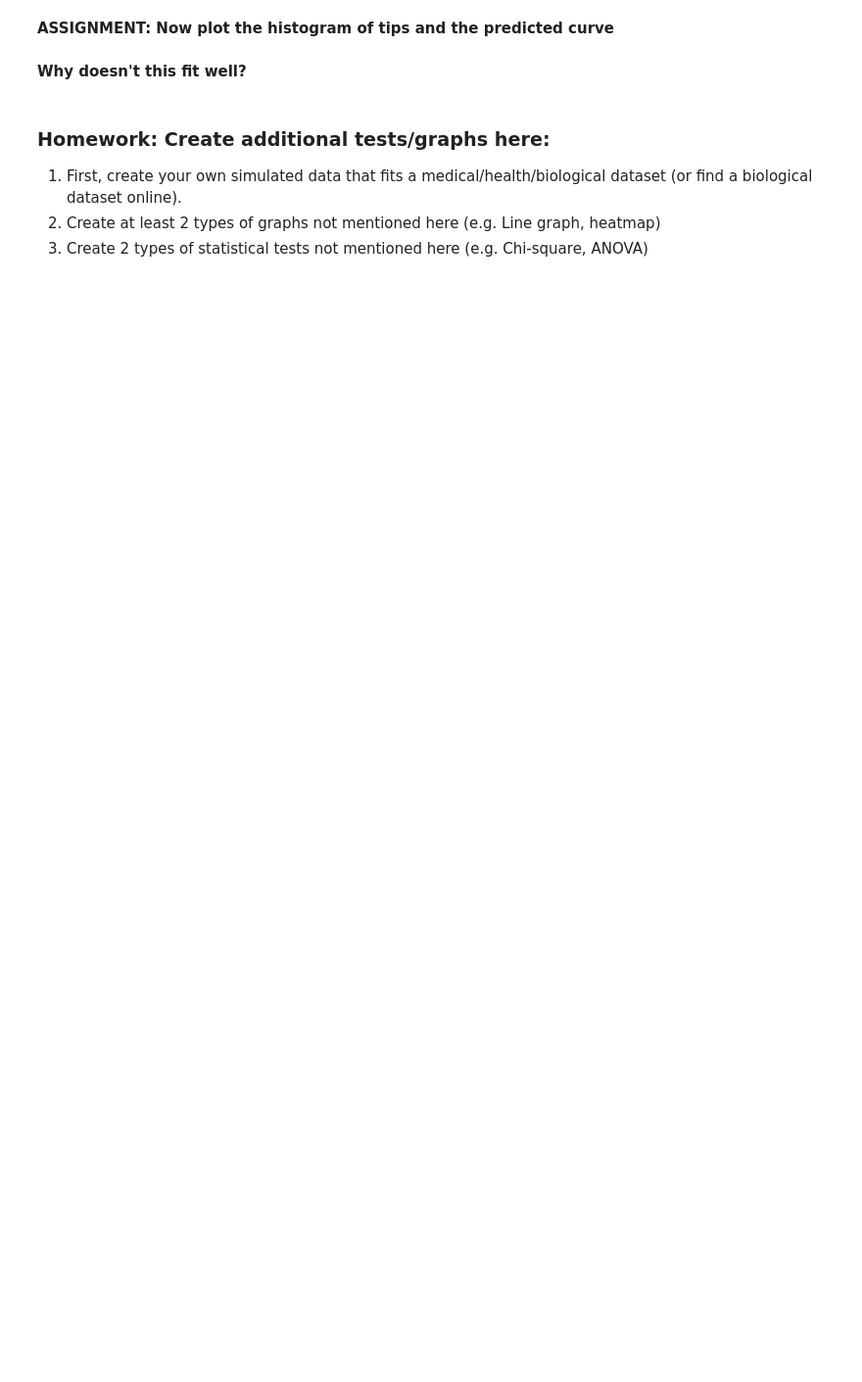
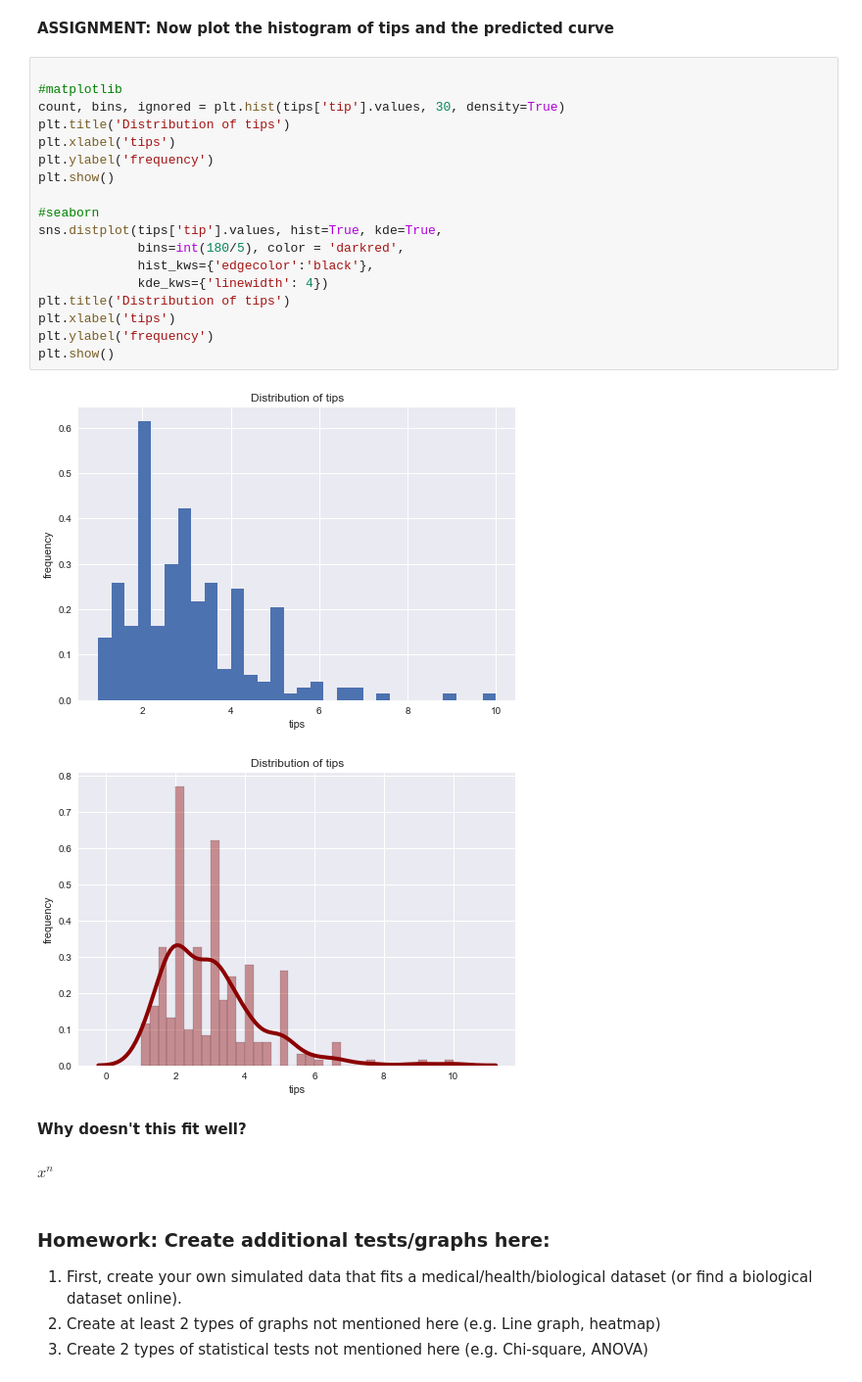
Before and after one commit to erlaidaodao/graphing, a Jupyter notebook: Graphs_Week3.ipynb, the cells around one changed output. Shown at 98% size. Saved outputs shown, nothing was run; the diff lists cells and outputs as text; blank space fills up the shorter version.

```diff
--- a/Graphs_Week3.ipynb
+++ b/Graphs_Week3.ipynb
@@ -264,7 +321,30 @@ The predicted std dev is: 8.884150577771132
 # %% [markdown]
 **ASSIGNMENT: Now plot the histogram of tips and the predicted curve**
+# %%
+
+#matplotlib
+count, bins, ignored = plt.hist(tips['tip'].values, 30, density=True)
+plt.title('Distribution of tips')
+plt.xlabel('tips')
+plt.ylabel('frequency')
+plt.show()
+
+#seaborn
+sns.distplot(tips['tip'].values, hist=True, kde=True,
+             bins=int(180/5), color = 'darkred',
+             hist_kws={'edgecolor':'black'},
+             kde_kws={'linewidth': 4})
+plt.title('Distribution of tips')
+plt.xlabel('tips')
+plt.ylabel('frequency')
+plt.show()
+# %% [output]
+[figure, added]
+[figure, added]
 # %% [markdown]
 **Why doesn't this fit well?**
+# %% [markdown]
+$x^{n}$
 # %% [markdown]
 ### **Homework: Create additional tests/graphs here:**
 1. First, create your own simulated data that fits a medical/health/biological dataset (or find a biological dataset online).
```
Also changed, not shown: parts of 19 cells of this notebook.
